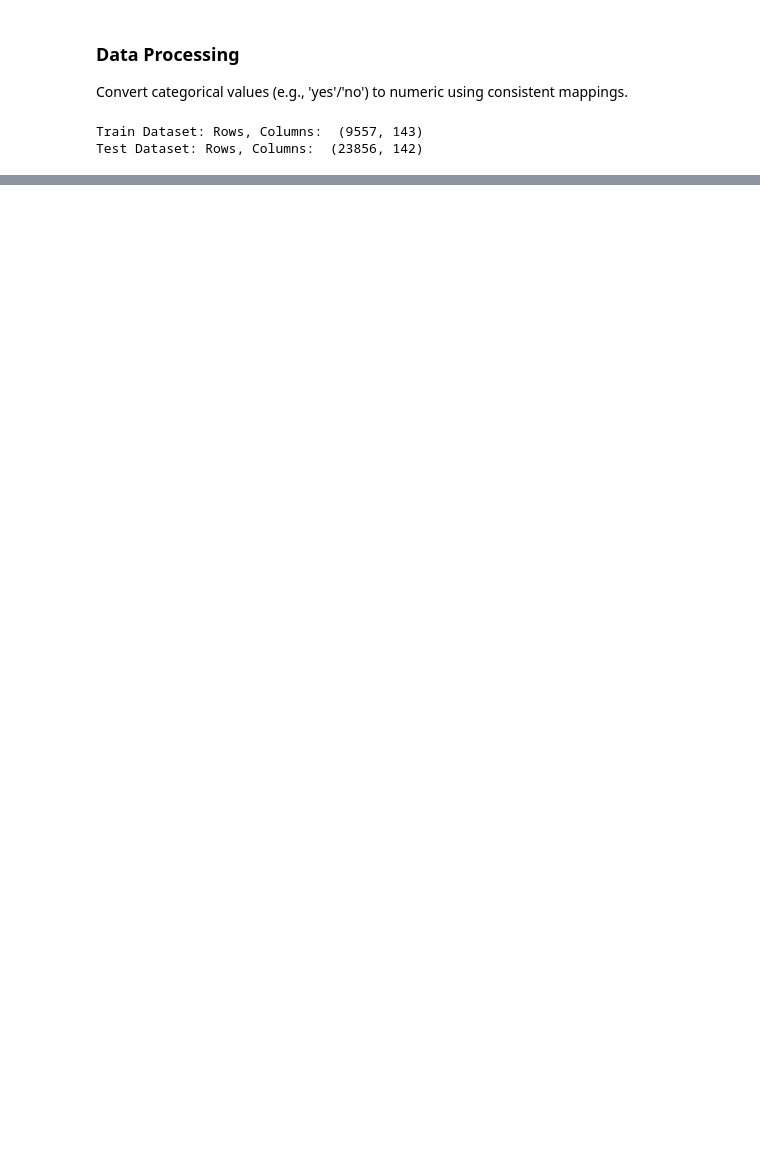
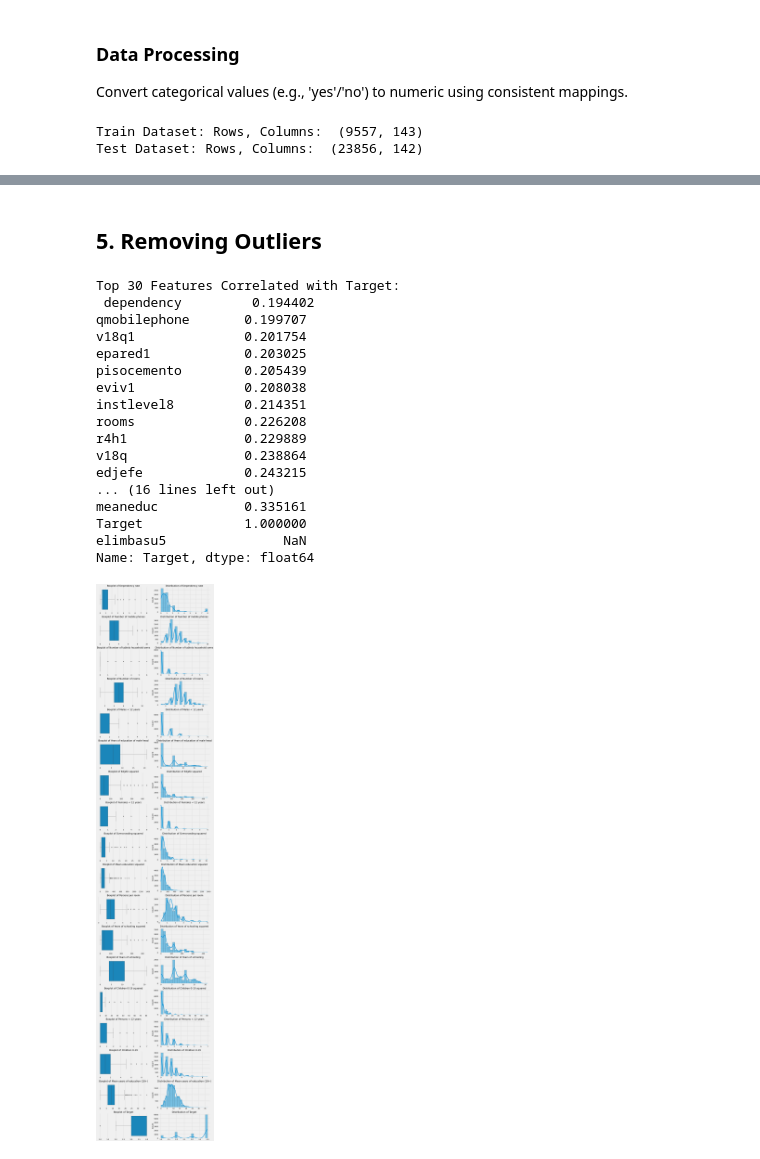
Before and after one commit to RuslanMamedov/Data-Analysis-with-Python, a Jupyter notebook: Poverty level prediction_ Beginer's kernel.ipynb, the cells around one changed output, grey strips where cells are left out. Drawn from its saved outputs; the diff is of its cells as text; code cells hidden in the pictures; blank space fills up the shorter version.

```diff
--- a/Poverty level prediction_ Beginer's kernel.ipynb
+++ b/Poverty level prediction_ Beginer's kernel.ipynb
@@ -426,0 +235,75 @@ XGBoost excels with an accuracy of 0.915 and F1-score of 0.912. DAG models—DAG
+# %% [markdown]
+## 5. Removing Outliers
+# %%
+# Identify top correlated features with Target, using only numeric columns
+numeric_cols = train_df.select_dtypes(include=[np.number]).columns
+best_correlations = train_df[numeric_cols].corr()['Target'].abs().sort_values().tail(30)
+print("Top 30 Features Correlated with Target:\n", best_correlations)
+
+# Feature descriptions
+feature_desc = {
+    'dependency': 'Dependency rate', 'v18q1': 'Number of tablets household owns',
+    'epared1': 'Walls are bad', 'qmobilephone': 'Number of mobile phones',
+    'pisocemento': 'Floor is cement', 'eviv1': 'Floor is bad',
+    'instlevel8': 'Undergraduate and higher education', 'rooms': 'Number of rooms',
+    'r4h1': 'Males < 12 years', 'v18q': 'Owns a tablet',
+    'edjefe': 'Years of education of male head', 'SQBedjefe': 'Edjefe squared',
+    'etecho3': 'Roof is good', 'r4m1': 'Females < 12 years',
+    'SQBovercrowding': 'Overcrowding squared', 'paredblolad': 'Wall is block/brick',
+    'SQBmeaned': 'Mean education squared', 'pisomoscer': 'Floor is mosaic/ceramic',
+    'overcrowding': 'Persons per room', 'epared3': 'Walls are good',
+    'eviv3': 'Floor is good', 'SQBescolari': 'Years of schooling squared',
+    'escolari': 'Years of schooling', 'cielorazo': 'Has ceiling',
+    'SQBhogar_nin': 'Children 0-19 squared', 'r4t1': 'Persons < 12 years',
+    'hogar_nin': 'Children 0-19', 'meaneduc': 'Mean years of education (18+)',
+    'Target': 'Target', 'elimbasu5': 'Rubbish disposal in river/sea'
+}
+
+# Visualize outliers with boxplots for numeric features
+numeric_features = [f for f in best_correlations.index if len(train_df[f].unique()) > 2]
+plt.figure(figsize=(15, len(numeric_features) * 4))
+for i, feature in enumerate(numeric_features, 1):
+    plt.subplot(len(numeric_features), 2, 2*i-1)
+    sns.boxplot(x=train_df[feature])
+    plt.title(f'Boxplot of {feature_desc.get(feature, feature)}')
+    plt.xlabel('')
+
+    plt.subplot(len(numeric_features), 2, 2*i)
+    sns.histplot(train_df[feature], bins=20, kde=True)
+    plt.title(f'Distribution of {feature_desc.get(feature, feature)}')
+    plt.xlabel('')
+plt.tight_layout()
+plt.show()
+
+# Remove outliers based on thresholds (fewer than 100 outliers per feature)
+outlier_conditions = {
+    'rooms': 9, 'r4m1': 3, 'r4t1': 5, 'hogar_nin': 6, 'meaneduc': 25,
+    'qmobilephone': 8, 'r4h1': 2, 'SQBedjefe': 300, 'SQBescolari': 300,
+    'SQBhogar_nin': 70, 'SQBovercrowding': 25, 'SQBmeaned': 900
+}
+to_drop = train_df.index
+for feature, threshold in outlier_conditions.items():
+    outliers = train_df[train_df[feature] > threshold].index
+    print(f"{feature}: {len(outliers)} outliers > {threshold}")
+    to_drop = to_drop.intersection(outliers) if len(outliers) < 100 else to_drop
+train_df = train_df.drop(to_drop)
+print(f"Rows dropped: {len(to_drop)}, New train shape: {train_df.shape}")
+# %% [output]
+Top 30 Features Correlated with Target:
+ dependency         0.194402
+qmobilephone       0.199707
+v18q1              0.201754
+epared1            0.203025
+pisocemento        0.205439
+eviv1              0.208038
+instlevel8         0.214351
+rooms              0.226208
+r4h1               0.229889
+v18q               0.238864
+edjefe             0.243215
+... (16 lines left out)
+meaneduc           0.335161
+Target             1.000000
+elimbasu5               NaN
+Name: Target, dtype: float64
+[figure, added]
```
Also changed, not shown: parts of 41 cells of this notebook.
